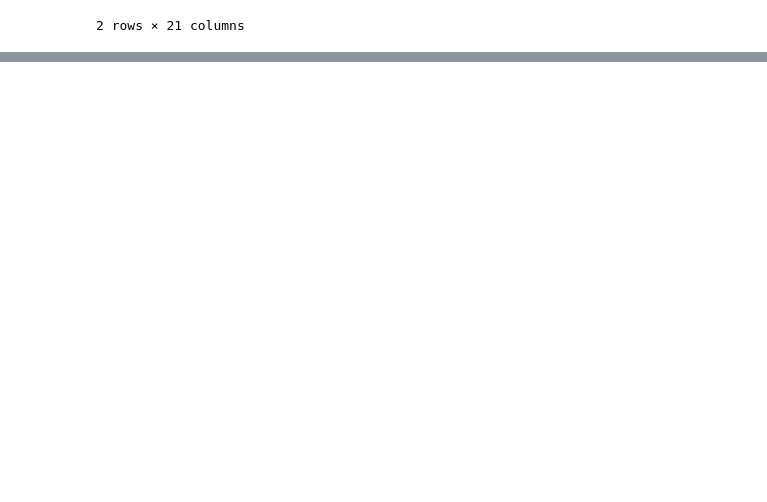
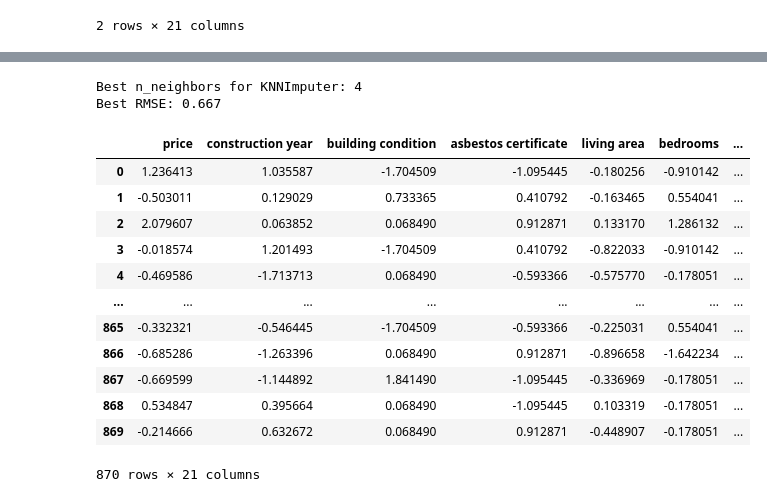
Before and after one commit to vtdinh13/house-price-prediction, a Jupyter notebook: 01-data-processing/imputation/knn_imputation.ipynb, the cells around one changed output, grey strips where cells are left out. Saved outputs shown, nothing was run; the diff lists cells and outputs as text; code cells hidden in the pictures; blank space fills up the shorter version.

Commit message:
added modified knn imputation notebook

```diff
--- a/01-data-processing/imputation/knn_imputation.ipynb
+++ b/01-data-processing/imputation/knn_imputation.ipynb
@@ -3,5 +4,5 @@ import pandas as pd
 # %%
-df = pd.read_parquet('/Users/vancescadinh/Documents/house-price-prediction/01-data-processing/data/data_numerical.parquet', engine='pyarrow')
+df = pd.read_parquet('../data/data_numerical.parquet', engine='pyarrow')
 # Drop address
 df.drop(columns='address', inplace=True)
 df.head(2)
@@ -17,0 +29,17 @@ from sklearn.impute import KNNImputer
+# %%
+# Build pipeline
+pipeline_impute = Pipeline([
+    ('imputer', KNNImputer()),
+    ('model', XGBRFRegressor())]) # insert model of choice
+
+# Determine optimal k for imputation
+param_grid = {'imputer__n_neighbors': list(range(1,5))}
+
+grid = GridSearchCV(pipeline_impute, param_grid, cv=10, scoring='neg_mean_squared_error')
+grid.fit(X_stand, y_stand)
+
+print("Best n_neighbors for KNNImputer:", grid.best_params_['imputer__n_neighbors'])
+print("Best RMSE:", round((-grid.best_score_)**0.5,3))
+# %% [output]
+Best n_neighbors for KNNImputer: 4
+Best RMSE: 0.667
@@ -18,7 +62,21 @@ from sklearn.impute import KNNImputer
 # %%
-pipeline = make_pipeline(
-    StandardScaler(),
-    KNNImputer(n_neighbors=3)
+# Impute with KNN and k=4
+pipeline = make_pipeline(KNNImputer(n_neighbors=4)
 )
 
-df_imputed = pd.DataFrame(pipeline.fit_transform(df), columns=df.columns)
+df_imputed = pd.DataFrame(pipeline.fit_transform(df_standardized), columns=df.columns)
+df_imputed
+# %% [output]
+|  | price | construction year | building condition | asbestos certificate | living area | bedrooms | ... |
+| 0 | 1.236413 | 1.035587 | -1.704509 | -1.095445 | -0.180256 | -0.910142 | ... |
+| 1 | -0.503011 | 0.129029 | 0.733365 | 0.410792 | -0.163465 | 0.554041 | ... |
+| 2 | 2.079607 | 0.063852 | 0.068490 | 0.912871 | 0.133170 | 1.286132 | ... |
+| 3 | -0.018574 | 1.201493 | -1.704509 | 0.410792 | -0.822033 | -0.910142 | ... |
+| 4 | -0.469586 | -1.713713 | 0.068490 | -0.593366 | -0.575770 | -0.178051 | ... |
+| ... | ... | ... | ... | ... | ... | ... | ... |
+| 865 | -0.332321 | -0.546445 | -1.704509 | -0.593366 | -0.225031 | 0.554041 | ... |
+| 866 | -0.685286 | -1.263396 | 0.068490 | 0.912871 | -0.896658 | -1.642234 | ... |
+| 867 | -0.669599 | -1.144892 | 1.841490 | -1.095445 | -0.336969 | -0.178051 | ... |
+| 868 | 0.534847 | 0.395664 | 0.068490 | -1.095445 | 0.103319 | -0.178051 | ... |
+| 869 | -0.214666 | 0.632672 | 0.068490 | 0.912871 | -0.448907 | -0.178051 | ... |
+870 rows × 21 columns
```
Also changed, not shown: parts of 19 cells of this notebook.
